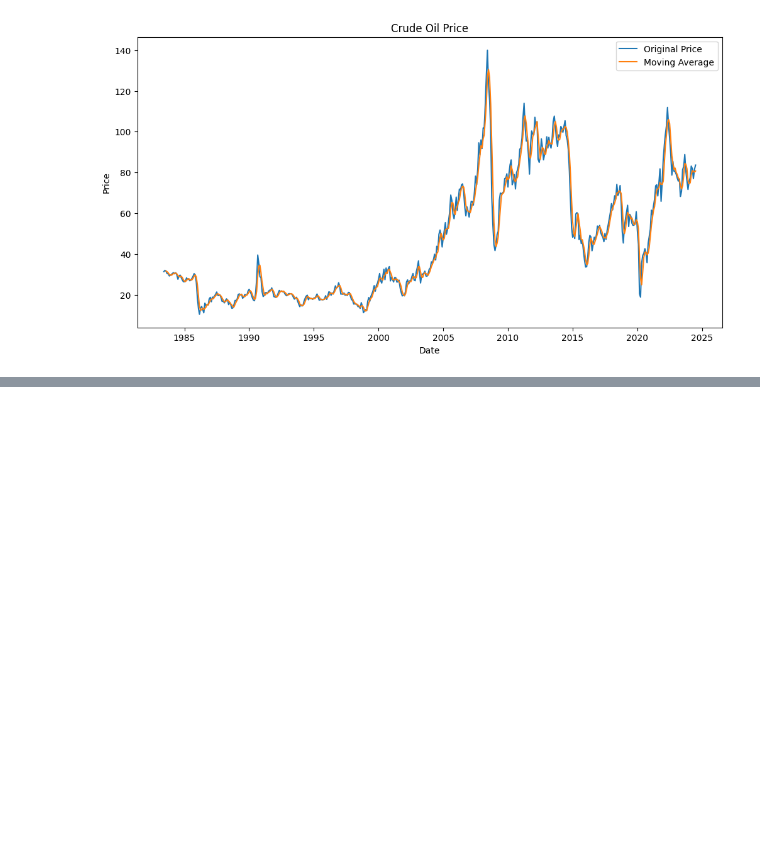
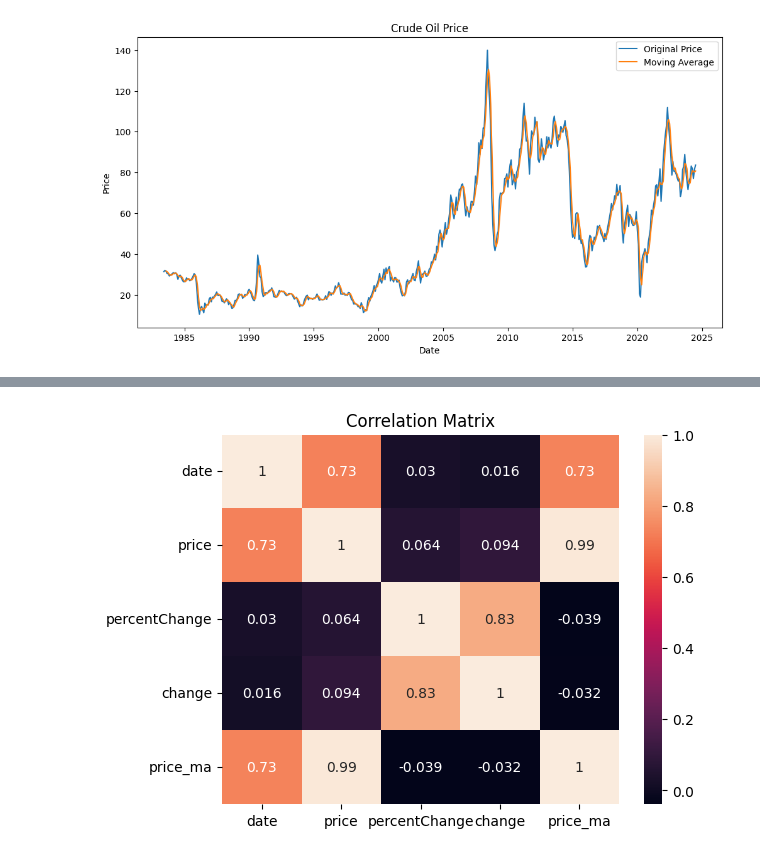
Before and after one commit to jodahe1/Birhan-Energies-, a Jupyter notebook: Task 1/Scripts/preprocessing.ipynb, the cells around one changed output, grey strips where cells are left out. Drawn from its saved outputs; the diff is of its cells as text; code cells hidden in the pictures; blank space fills up the shorter version.

```diff
--- a/Task 1/Scripts/preprocessing.ipynb
+++ b/Task 1/Scripts/preprocessing.ipynb
@@ -103,0 +185,10 @@ plt.show()
+# %%
+# Correlation Analysis
+
+# Correlation Matrix
+correlation_matrix = df.corr()
+sns.heatmap(correlation_matrix, annot=True)
+plt.title('Correlation Matrix')
+plt.show()
+# %% [output]
+[figure, added]
```
Also changed, not shown: parts of 11 cells of this notebook.
